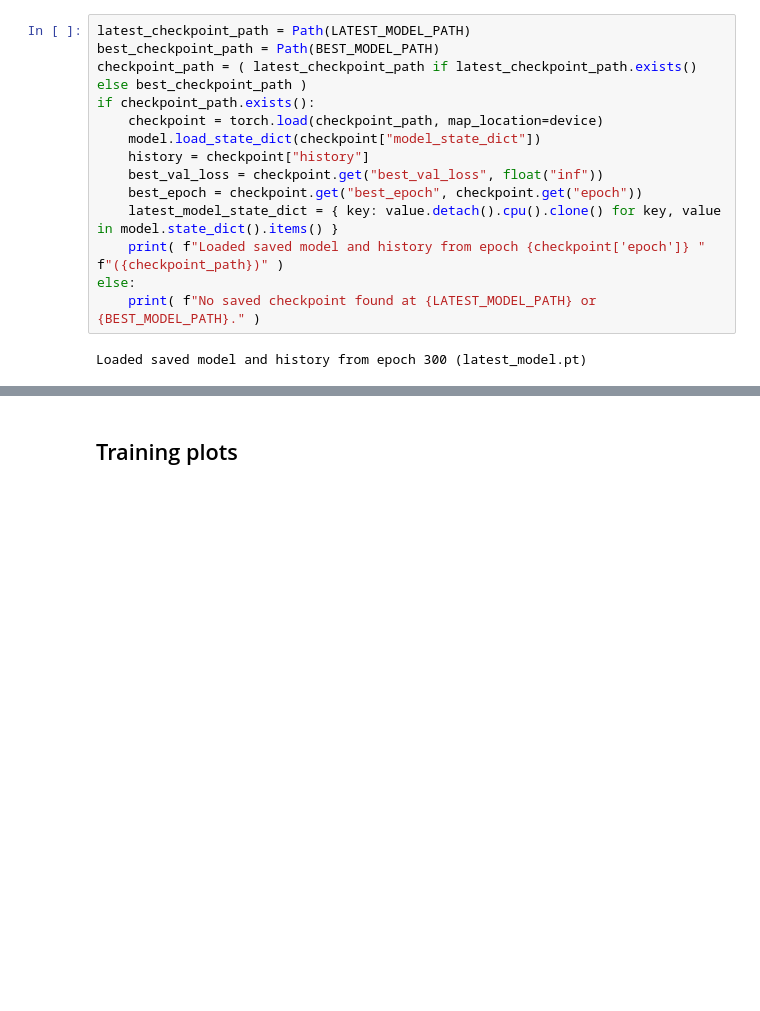
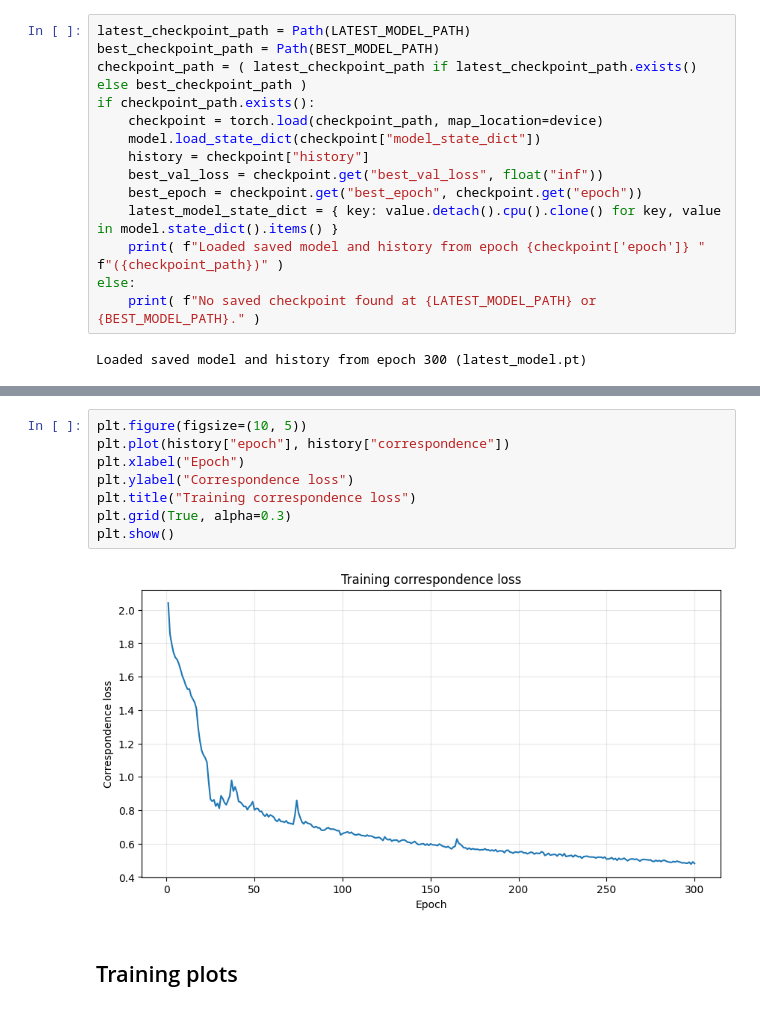
Before and after one commit to jo6815en/pose_from_cylinders, a Jupyter notebook: train_v2.ipynb, the cells around one changed output, grey strips where cells are left out. Cells and saved outputs as stored; diff of their text form; blank space fills up the shorter version.

```diff
--- a/train_v2.ipynb
+++ b/train_v2.ipynb
@@ -722,3 +685,13 @@ Layer Head   Hit rate   Lift
+# %%
+plt.figure(figsize=(10, 5))
+plt.plot(history["epoch"], history["correspondence"])
+plt.xlabel("Epoch")
+plt.ylabel("Correspondence loss")
+plt.title("Training correspondence loss")
+plt.grid(True, alpha=0.3)
+plt.show()
+# %% [output]
+[figure, added]
 # %% [markdown]
 ## Training plots
 # %%
```
Also changed, not shown: parts of 9 cells of this notebook, 1 other file.
